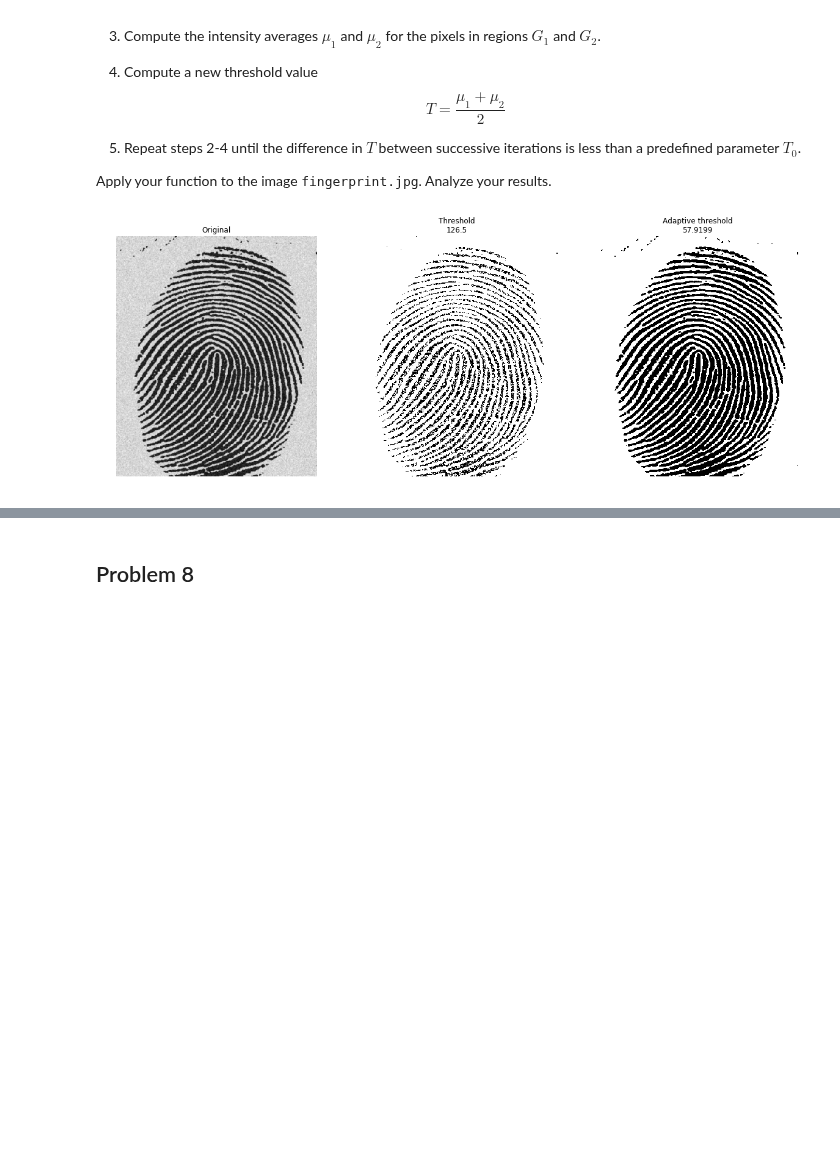
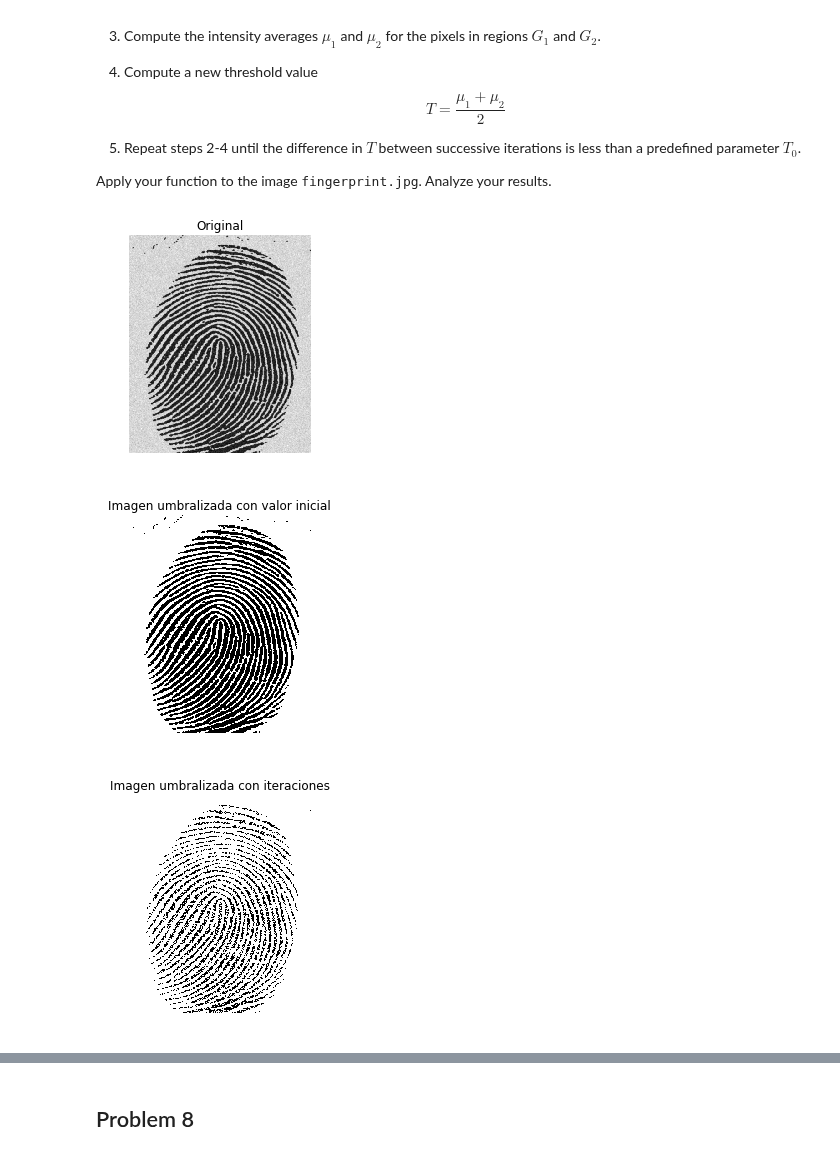
Before and after one commit to Jorgee1/Journey-to-PDI, a Jupyter notebook: Taller_4/problem_set_4.ipynb, the cells around one changed output, grey strips where cells are left out. Cells and saved outputs as stored; diff of their text form; code cells hidden in the pictures; blank space fills up the shorter version.

```diff
--- a/Taller_4/problem_set_4.ipynb
+++ b/Taller_4/problem_set_4.ipynb
@@ -381,46 +383,62 @@ Apply your function to the image <tt>fingerprint.jpg</tt>. Analyze your results.
 # %%
 # Cate con K
 %matplotlib inline
 
-def thr(img, To):
+# 127 157 121
+# 024 031 012
+
+# 255 255 255 # 000 000 00
+# 000 000 000 # 255 255 255
+
+# 127 157 121 *255
+# 000 000 000
+
+# 000 000 00
+# 024 031 012 *255
+
+
+def thr(img, To, tn):
     h,w = img.shape
-    min_in = np.float64(np.min(img))
-    max_in = np.float64(np.max(img))
-    ti = (min_in + max_in)/2   #promedio del valor de intensidad máximo y mínimo de la imagen.
-    tn = ti
-    th = img.copy
     count = 0
-    while(abs(tn-To)> 0.5):
+    while(abs(tn-To) > 0.5):
         _, th = cv2.threshold(img,tn,255,cv2.THRESH_BINARY)
         u1 = np.mean(th*img)
         u2 = np.mean((255-th)*img)
         tn = (u1 + u2)/2
         if count > 10:
             break
         count = count +1
     _, res = cv2.threshold(img,tn,255,cv2.THRESH_BINARY)
-    _, temp = cv2.threshold(img,ti,255,cv2.THRESH_BINARY)
-    return (res, temp, ti, tn)
+    return res
 
 img  = files["gray"]["fingerprint"]
-sin_ath, con_ath, t, a_t = thr(img, 25)
+min_in = np.float64(np.min(img))
+max_in = np.float64(np.max(img))
+ti = (min_in + max_in)/2   #promedio del valor de intensidad máximo y mínimo de la imagen.
+prueba = thr(img, 25, ti)
 
-plt.figure(figsize=(20,20))
+#prueba con el umbral incial
+_, pru = cv2.threshold(img,ti,255,cv2.THRESH_BINARY)
 
-plt.subplot(1,3,1)
+
 plt.imshow(img,cmap="gray")
 plt.axis("off")
 plt.title("Original")
+plt.show()
 
-plt.subplot(1,3,2)
-plt.imshow(sin_ath,cmap="gray")
+
+plt.imshow(pru,cmap="gray")
 plt.axis("off")
-plt.title("Threshold\n" + str(np.round(t,4)))
+plt.title("Imagen umbralizada con valor inicial")
+plt.show()
 
-plt.subplot(1,3,3)
-plt.imshow(con_ath,cmap="gray")
+
+plt.imshow(prueba,cmap="gray")
 plt.axis("off")
-plt.title("Adaptive threshold\n" + str(np.round(a_t,4)))
+plt.title("Imagen umbralizada con iteraciones")
+
 plt.show()
 # %% [output]
-[figure, old version]
+[figure, new version]
+[figure, added]
+[figure, added]
```
Also changed, not shown: parts of 3 cells of this notebook.
